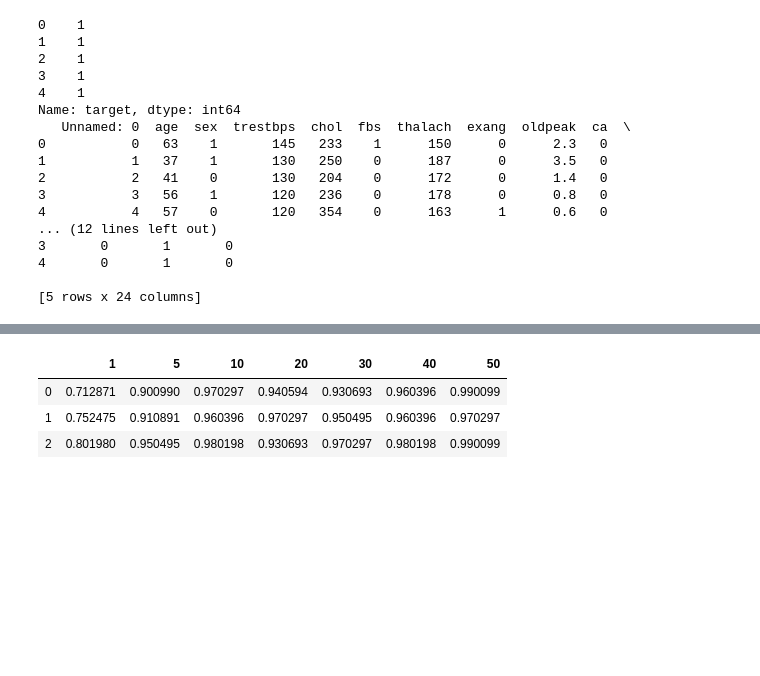
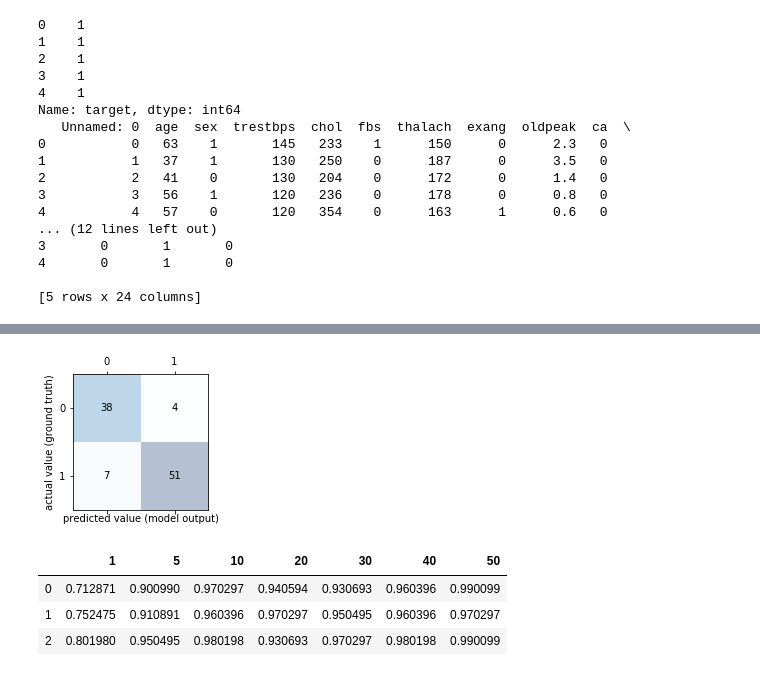
Before and after one commit to TreadKing/Data-Science, a Jupyter notebook: Project/Devang_Patel_Project_Part2.ipynb, the cells around one changed output, grey strips where cells are left out. Cells and saved outputs as stored; diff of their text form; code cells hidden in the pictures; blank space fills up the shorter version.

```diff
--- a/Project/Devang_Patel_Project_Part2.ipynb
+++ b/Project/Devang_Patel_Project_Part2.ipynb
@@ -68,3 +112,14 @@ gnb_table
+# %%
+fig, ax = plt.subplots(figsize=(2.5, 2.5))
+ax.matshow(confmat, cmap=plt.cm.Blues, alpha=0.3)
+for i in range(confmat.shape[0]):
+    for j in range(confmat.shape[1]):
+        ax.text(x=j, y=i, s=confmat[i, j], va='center', ha='center')
+plt.xlabel('predicted value (model output)')
+plt.ylabel('actual value (ground truth)')
+plt.show()
+# %% [output]
+[figure, added]
 # %%
 
 forest_size = [1,5,10,20,30, 40, 50]
```
Also changed, not shown: parts of 19 cells of this notebook.
